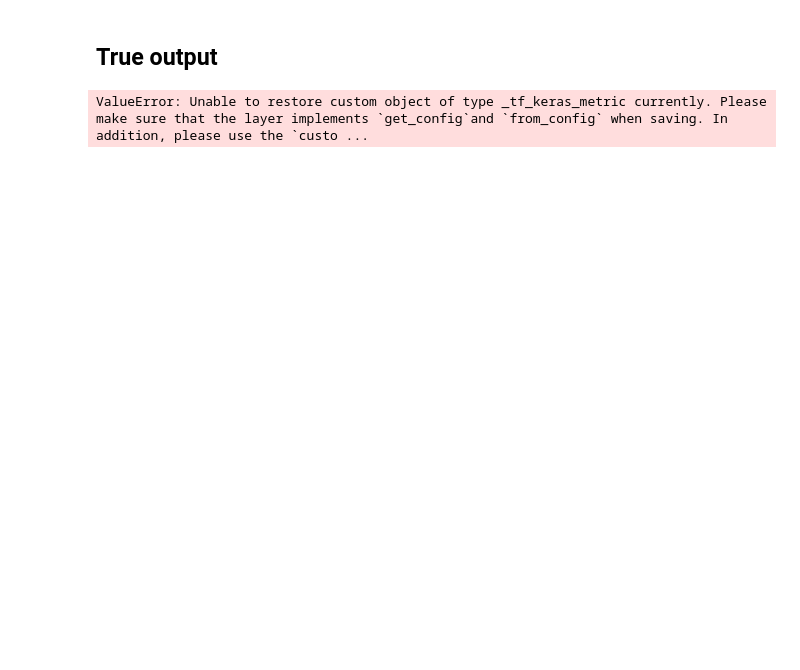
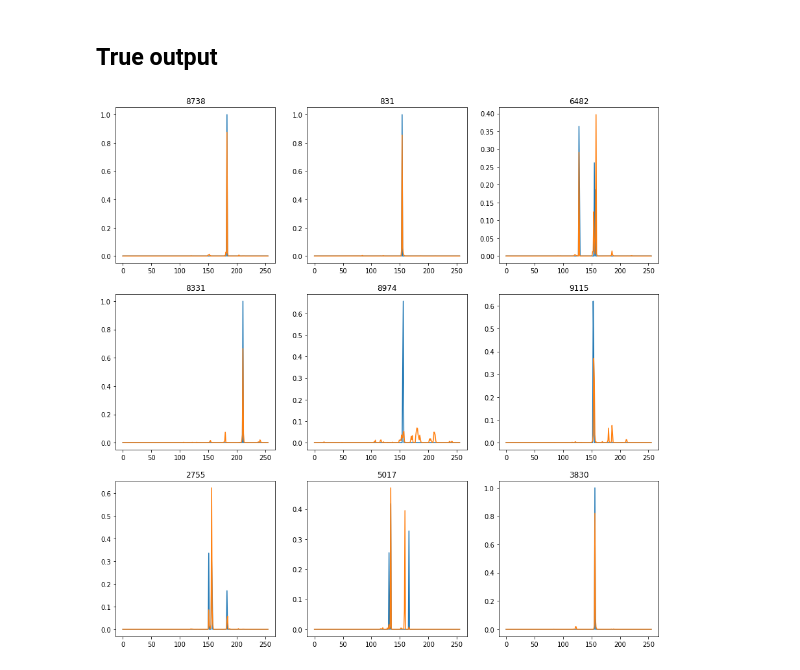
Before and after one commit to stringtheorys/5G-Beam-Selection, a Jupyter notebook: src/core/analytics.ipynb, the cells around one changed output. Cells and saved outputs as stored; diff of their text form; code cells hidden in the pictures; blank space fills up the shorter version.

```diff
--- a/src/core/analytics.ipynb
+++ b/src/core/analytics.ipynb
@@ -64,16 +68,17 @@ plt.savefig('figs/centralised-top-k.png')
 ## True output
 # %%
 model_fn, dataset_fn = models['imperial']
-model = tf.keras.models.load_model('../../results/models/centralised-imperial/model')
+model = tf.keras.models.load_model('../../results/models/centralised-imperial/model',
+                                   custom_objects={'TopKThroughputRatio': TopKThroughputRatio})
 
 training_input, validation_input = dataset_fn('../../data')
 training_output, validation_output = output_dataset('../../data')
 
 fig, axs = plt.subplots(3, 3, figsize=(15, 15))
 for ax in axs.flatten():
     pos = np.random.randint(0, len(training_input))
     ax.plot(np.arange(256), training_output[pos], label='True')
     ax.plot(np.arange(256), model(np.array([training_input[pos]]))[0], label='Predicted')
     ax.set_title(pos)
 # %% [output]
-ValueError: Unable to restore custom object of type _tf_keras_metric currently. Please make sure that the layer implements `get_config`and `from_config` when saving. In addition, please use the `custo ...
+[figure, added]
```
Also changed, not shown: parts of 21 cells of this notebook.
